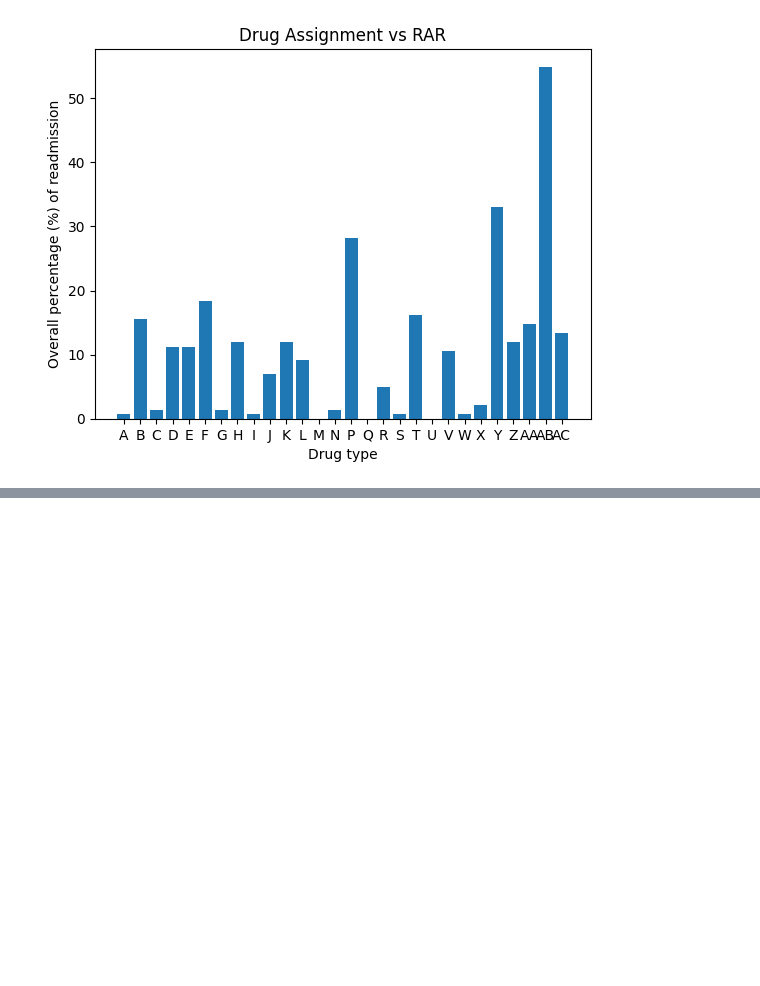
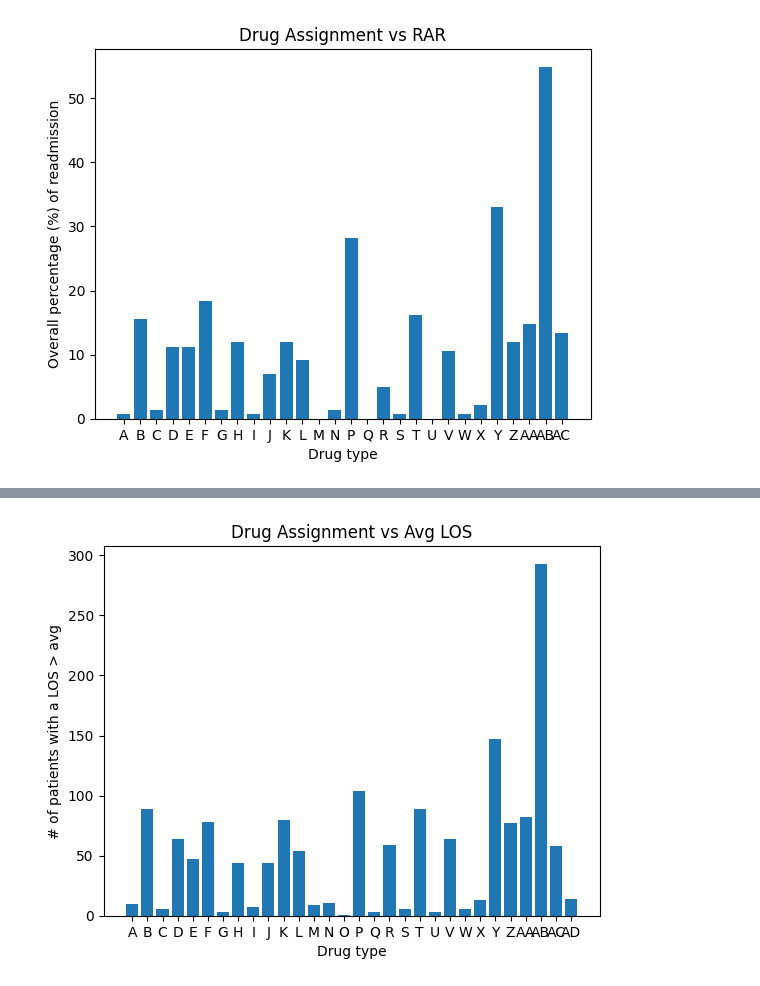
Before and after one commit to Precision-MD/precisionMD-model, a Jupyter notebook: EDA/EDA.ipynb, the cells around one changed output, grey strips where cells are left out. Cells and saved outputs as stored; diff of their text form; code cells hidden in the pictures; blank space fills up the shorter version.

Commit message:
Added the Drug vs Average LOS plot

```diff
--- a/EDA/EDA.ipynb
+++ b/EDA/EDA.ipynb
@@ -510,3 +510,93 @@ plt.title('Drug Assignment vs RAR')
 # %% [output]
 Text(0.5, 1.0, 'Drug Assignment vs RAR')
 [figure]
+# %%
+# Drug vs LOS
+
+# condition 1
+los = df['LOS'] > 177 # above the average los (in hours)
+
+# condition 2
+drug_A_RAR = df['A'] != 0
+drug_B_RAR = df['B'] != 0
+drug_C_RAR = df['C'] != 0
+drug_D_RAR = df['D'] != 0
+drug_E_RAR = df['E'] != 0
+drug_F_RAR = df['F'] != 0
+drug_G_RAR = df['G'] != 0
+drug_H_RAR = df['H'] != 0
+drug_I_RAR = df['I'] != 0
+drug_J_RAR = df['J'] != 0
+drug_K_RAR = df['K'] != 0
+drug_L_RAR = df['L'] != 0
+drug_M_RAR = df['M'] != 0
+drug_N_RAR = df['N'] != 0
+drug_O_RAR = df['O'] != 0
+drug_P_RAR = df['P'] != 0
+drug_Q_RAR = df['Q'] != 0
+drug_R_RAR = df['R'] != 0
+drug_S_RAR = df['S'] != 0
+drug_T_RAR = df['T'] != 0
+drug_U_RAR = df['U'] != 0
+drug_V_RAR = df['V'] != 0
+drug_W_RAR = df['W'] != 0
+drug_X_RAR = df['X'] != 0
+drug_Y_RAR = df['Y'] != 0
+drug_Z_RAR = df['Z'] != 0
+drug_AA_RAR = df['AA'] != 0
+drug_AB_RAR = df['AB'] != 0
+drug_AC_RAR = df['AC'] != 0
+drug_AD_RAR = df['AD'] != 0
+
+# Combine conditions
+combined_condition_A = los & drug_A_RAR
+combined_condition_B = los & drug_B_RAR
+combined_condition_C = los & drug_C_RAR
+combined_condition_D = los & drug_D_RAR
+combined_condition_E = los & drug_E_RAR
+combined_condition_F = los & drug_F_RAR
+combined_condition_G = los & drug_G_RAR
+combined_condition_H = los & drug_H_RAR
+combined_condition_I = los & drug_I_RAR
+combined_condition_J = los & drug_J_RAR
+combined_condition_K = los & drug_K_RAR
+combined_condition_L = los & drug_L_RAR
+combined_condition_M = los & drug_M_RAR
+combined_condition_N = los & drug_N_RAR
+combined_condition_O = los & drug_O_RAR
+combined_condition_P = los & drug_P_RAR
+combined_condition_Q = los & drug_Q_RAR
+combined_condition_R = los & drug_R_RAR
+combined_condition_S = los & drug_S_RAR
+combined_condition_T = los & drug_T_RAR
+combined_condition_U = los & drug_U_RAR
+combined_condition_V = los & drug_V_RAR
+combined_condition_W = los & drug_W_RAR
+combined_condition_X = los & drug_X_RAR
+combined_condition_Y = los & drug_Y_RAR
+combined_condition_Z = los & drug_Z_RAR
+combined_condition_AA = los & drug_AA_RAR
+combined_condition_AB = los & drug_AB_RAR
+combined_condition_AC = los & drug_AC_RAR
+combined_condition_AD = los & drug_AD_RAR
+
+# Count rows meeting both conditions
+data = {'A': df[combined_condition_A].shape[0], 'B': df[combined_condition_B].shape[0], 'C': df[combined_condition_C].shape[0], 'D': df[combined_condition_D].shape[0],
+        'E': df[combined_condition_E].shape[0], 'F': df[combined_condition_F].shape[0], 'G': df[combined_condition_G].shape[0], 'H': df[combined_condition_H].shape[0],
+        'I': df[combined_condition_I].shape[0], 'J': df[combined_condition_J].shape[0], 'K': df[combined_condition_K].shape[0], 'L': df[combined_condition_L].shape[0],
+        'M': df[combined_condition_M].shape[0], 'N': df[combined_condition_N].shape[0], 'O': df[combined_condition_O].shape[0], 'P': df[combined_condition_P].shape[0],
+        'Q': df[combined_condition_Q].shape[0], 'R': df[combined_condition_R].shape[0], 'S': df[combined_condition_S].shape[0], 'T': df[combined_condition_T].shape[0],
+        'U': df[combined_condition_U].shape[0], 'V': df[combined_condition_V].shape[0], 'W': df[combined_condition_W].shape[0], 'X': df[combined_condition_X].shape[0],
+        'Y': df[combined_condition_Y].shape[0], 'Z': df[combined_condition_Z].shape[0], 'AA': df[combined_condition_AA].shape[0], 'AB': df[combined_condition_AB].shape[0],
+        'AC': df[combined_condition_AC].shape[0], 'AD': df[combined_condition_AD].shape[0]}
+
+names = list(data.keys())
+values = list(data.values())
+
+fig, axs = plt.subplots()
+axs.bar(names, values)
+
+plt.xlabel("Drug type")
+plt.ylabel("# of patients with a LOS > avg")
+plt.title('Drug Assignment vs Avg LOS')
+# %% [output]
@@ -512,0 +604 @@ Text(0.5, 1.0, 'Drug Assignment vs RAR')
+[figure, added]
```
Also changed, not shown: parts of 2 cells of this notebook.
